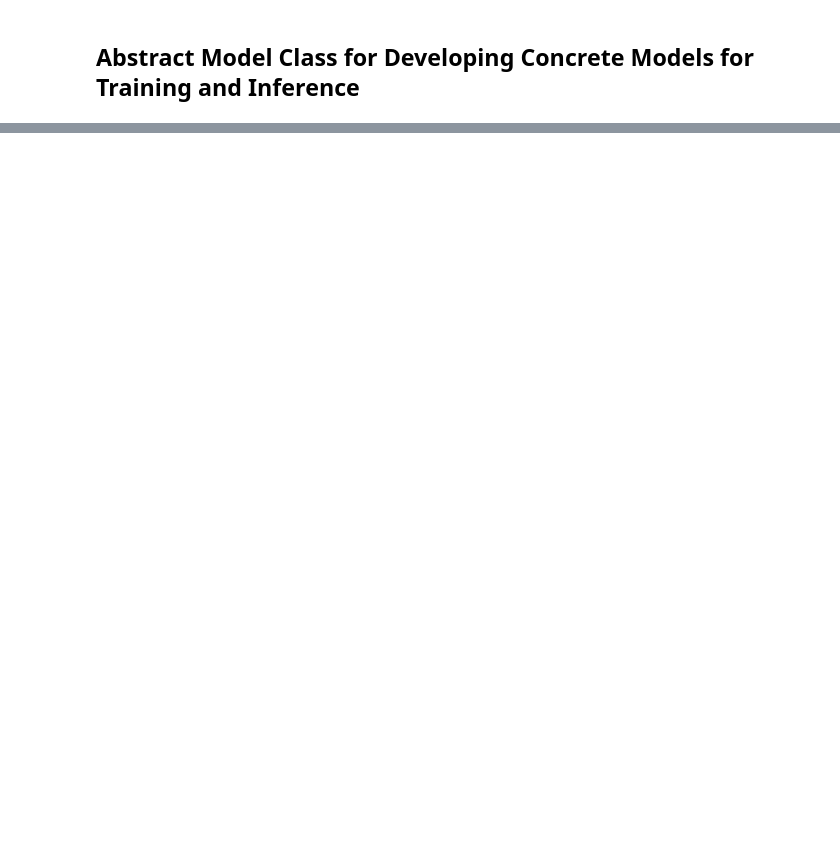
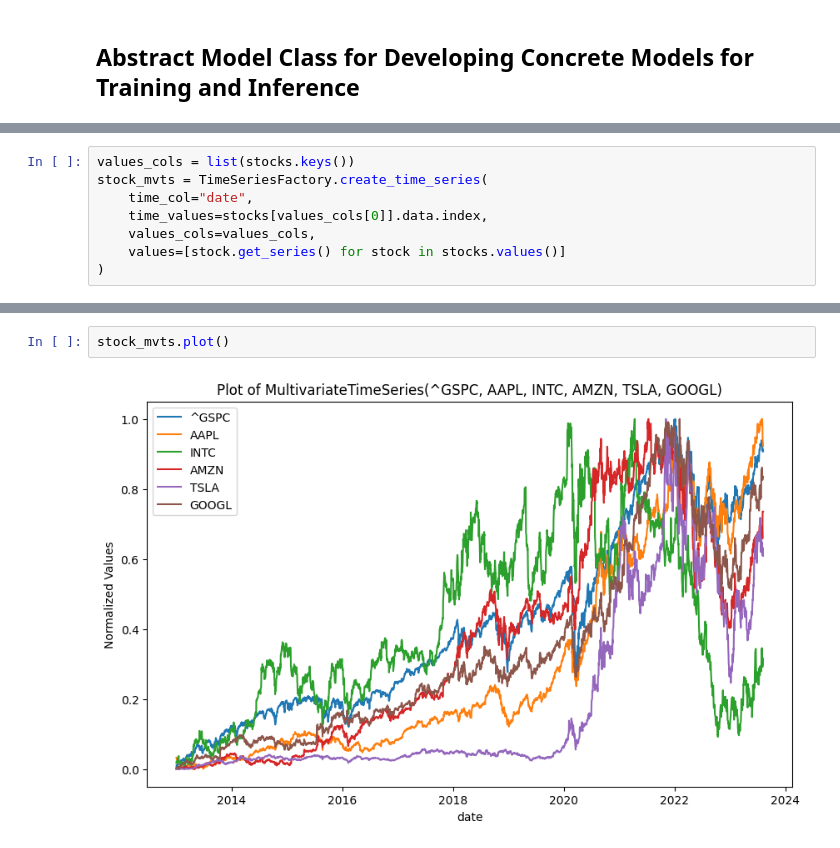
Before and after one commit to Brinkley97/applied_time_series_and_machine_learning, a Jupyter notebook: play/real_world_investigations.ipynb, the cells around one changed output, grey strips where cells are left out. Saved outputs shown, nothing was run; the diff lists cells and outputs as text; blank space fills up the shorter version.

```diff
--- a/play/real_world_investigations.ipynb
+++ b/play/real_world_investigations.ipynb
@@ -151,0 +54,8 @@ snp500.plot(tick_skip=360)
+# %%
+values_cols = list(stocks.keys())
+stock_mvts = TimeSeriesFactory.create_time_series(
+    time_col="date",
+    time_values=stocks[values_cols[0]].data.index,
+    values_cols=values_cols,
+    values=[stock.get_series() for stock in stocks.values()]
+)
@@ -151,0 +66,4 @@ snp500.plot(tick_skip=360)
+# %%
+stock_mvts.plot()
+# %% [output]
+[figure, added]
```
Also changed, not shown: parts of 15 cells of this notebook, 4 other files.
